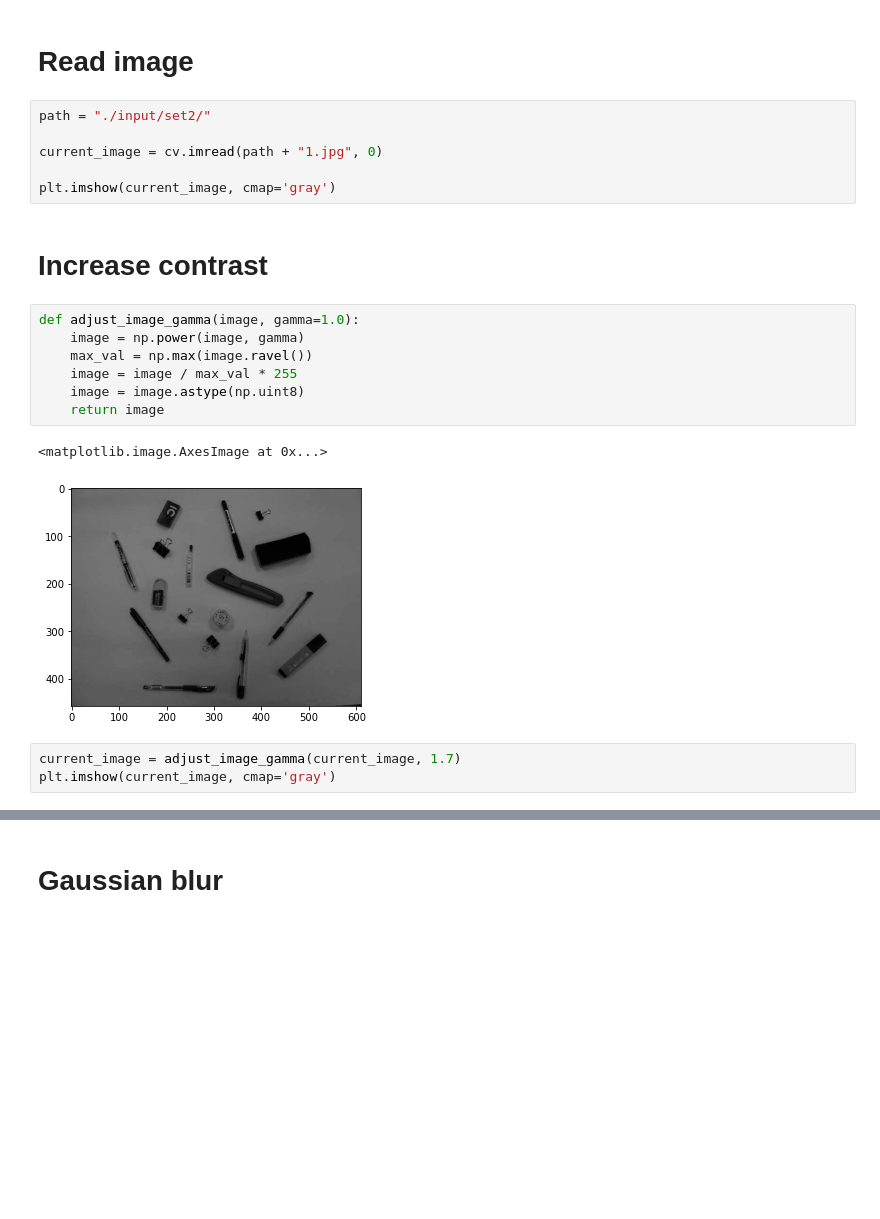
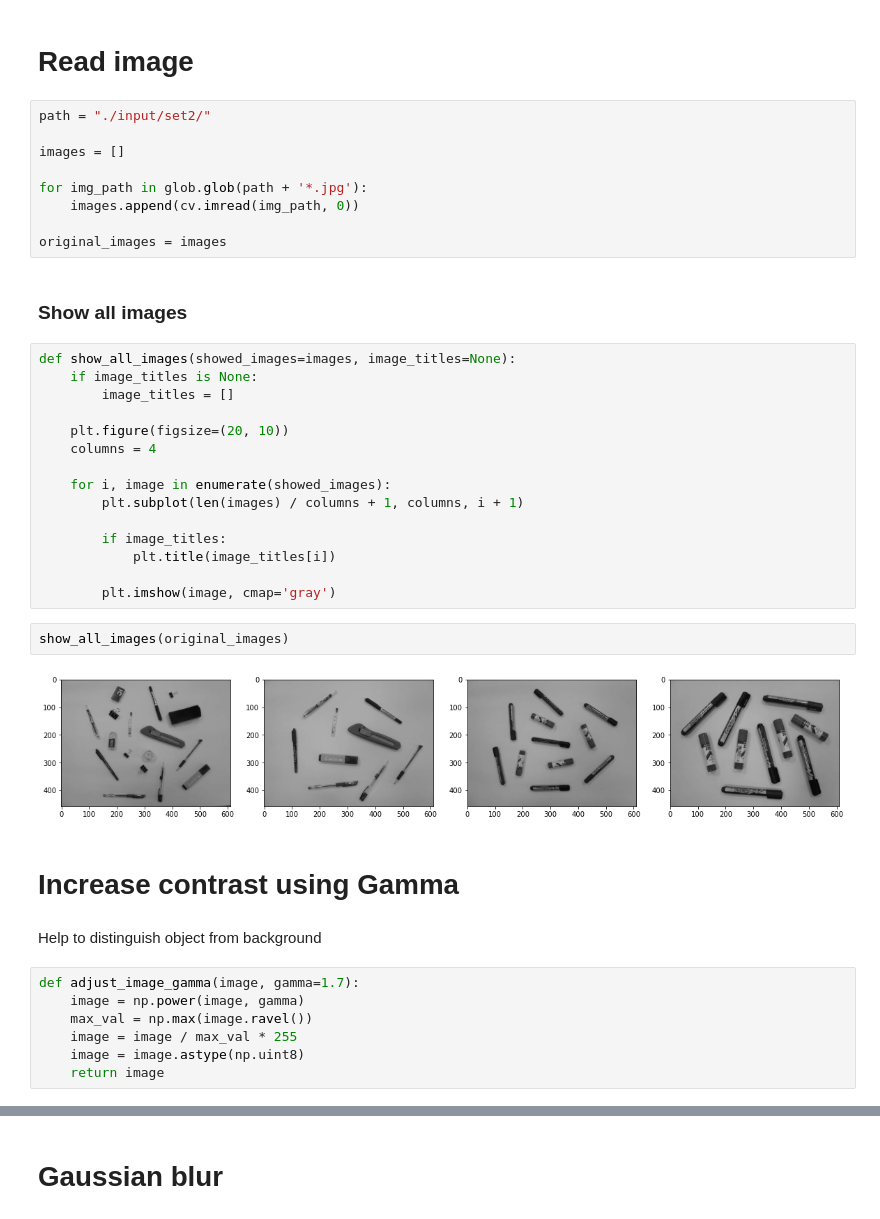
Before and after one commit to nvhoang55/Nhom-11__XLA__Project, a Jupyter notebook: bai-1/bai-1-set-2.ipynb, the cells around one changed output, grey strips where cells are left out. Cells and saved outputs as stored; diff of their text form; blank space fills up the shorter version.

```diff
--- a/bai-1/bai-1-set-2.ipynb
+++ b/bai-1/bai-1-set-2.ipynb
@@ -7,24 +9,44 @@ from matplotlib import pyplot as plt
 %matplotlib inline
 # %% [markdown]
 # Read image
-# %%
-path = "./input/set2/"
-
-current_image = cv.imread(path + "1.jpg", 0)
-
-plt.imshow(current_image, cmap='gray')
+# %%
+path = "./input/set2/"
+
+images = []
+
+for img_path in glob.glob(path + '*.jpg'):
+    images.append(cv.imread(img_path, 0))
+
+original_images = images
+# %% [markdown]
+### Show all images
+# %%
+def show_all_images(showed_images=images, image_titles=None):
+    if image_titles is None:
+        image_titles = []
+
+    plt.figure(figsize=(20, 10))
+    columns = 4
+
+    for i, image in enumerate(showed_images):
+        plt.subplot(len(images) / columns + 1, columns, i + 1)
+
+        if image_titles:
+            plt.title(image_titles[i])
+
+        plt.imshow(image, cmap='gray')
+# %%
+show_all_images(original_images)
+# %% [output]
+[figure, added]
 # %% [markdown]
-# Increase contrast
+# Increase contrast using Gamma
+# %% [markdown]
+Help to distinguish object from background
 # %%
-def adjust_image_gamma(image, gamma=1.0):
+def adjust_image_gamma(image, gamma=1.7):
     image = np.power(image, gamma)
     max_val = np.max(image.ravel())
     image = image / max_val * 255
     image = image.astype(np.uint8)
     return image
-# %% [output]
-<matplotlib.image.AxesImage at 0x...>
-[figure, removed]
-# %%
-current_image = adjust_image_gamma(current_image, 1.7)
-plt.imshow(current_image, cmap='gray')
```
Also changed, not shown: parts of 11 cells of this notebook, 1 other file.
